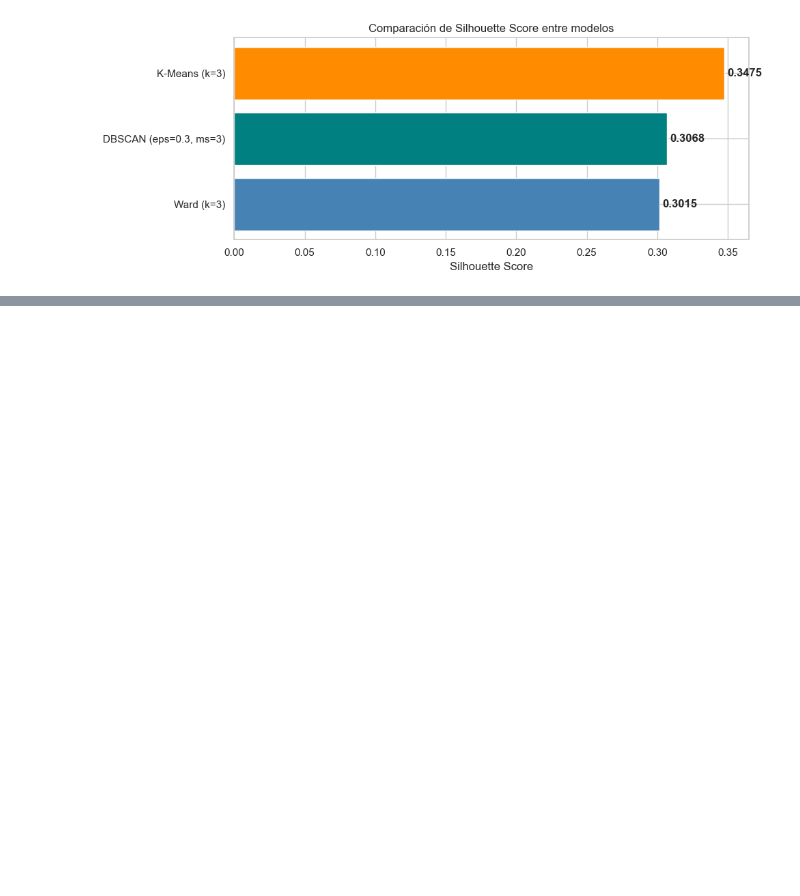
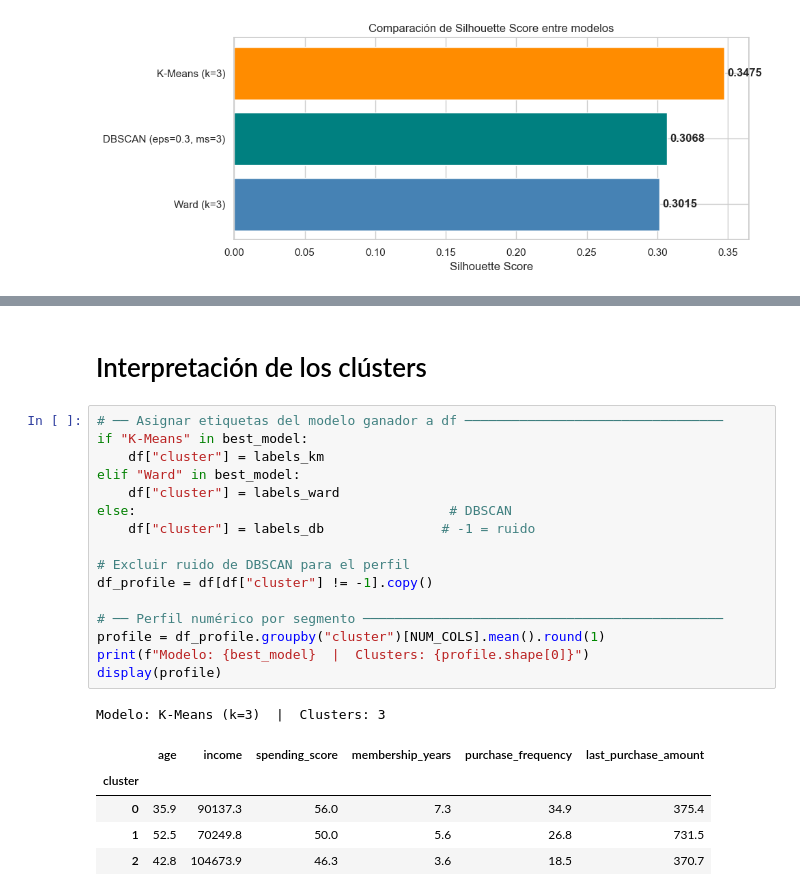
Before and after one commit to darc-17/Sandbox_HE2_DavidRodriguez, a Jupyter notebook: Taller 1/Punto 3. Segmentacion de Clientes para Estrategia Comercial/preprocessymodelamiento_punto3.ipynb, the cells around one changed output, grey strips where cells are left out. Drawn from its saved outputs; the diff is of its cells as text; blank space fills up the shorter version.

```diff
--- a/Taller 1/Punto 3. Segmentacion de Clientes para Estrategia Comercial/preprocesamiento_punto3.ipynb
+++ b/Taller 1/Punto 3. Segmentacion de Clientes para Estrategia Comercial/preprocessymodelamiento_punto3.ipynb
@@ -661 +661,26 @@ print(f"   sil={best_row['silhouette']:.4f}  |  db={best_row['davies_bouldin']:.
    sil=0.3475  |  db=0.9057  |  ch=656.2  |  clusters=3  |  ruido=0
+# %% [markdown]
+# Interpretación de los clústers
+# %%
+# ── Asignar etiquetas del modelo ganador a df ─────────────────────────────────
+if "K-Means" in best_model:
+    df["cluster"] = labels_km
+elif "Ward" in best_model:
+    df["cluster"] = labels_ward
+else:                                        # DBSCAN
+    df["cluster"] = labels_db               # -1 = ruido
+
+# Excluir ruido de DBSCAN para el perfil
+df_profile = df[df["cluster"] != -1].copy()
+
+# ── Perfil numérico por segmento ──────────────────────────────────────────────
+profile = df_profile.groupby("cluster")[NUM_COLS].mean().round(1)
+print(f"Modelo: {best_model}  |  Clusters: {profile.shape[0]}")
+display(profile)
+# %% [output]
+Modelo: K-Means (k=3)  |  Clusters: 3
+|  | age | income | spending_score | membership_years | purchase_frequency | last_purchase_amount |
+| cluster |  |  |  |  |  |  |
+| 0 | 35.9 | 90137.3 | 56.0 | 7.3 | 34.9 | 375.4 |
+| 1 | 52.5 | 70249.8 | 50.0 | 5.6 | 26.8 | 731.5 |
+| 2 | 42.8 | 104673.9 | 46.3 | 3.6 | 18.5 | 370.7 |
```
Also changed, not shown: parts of 4 cells of this notebook, 4 other files.
